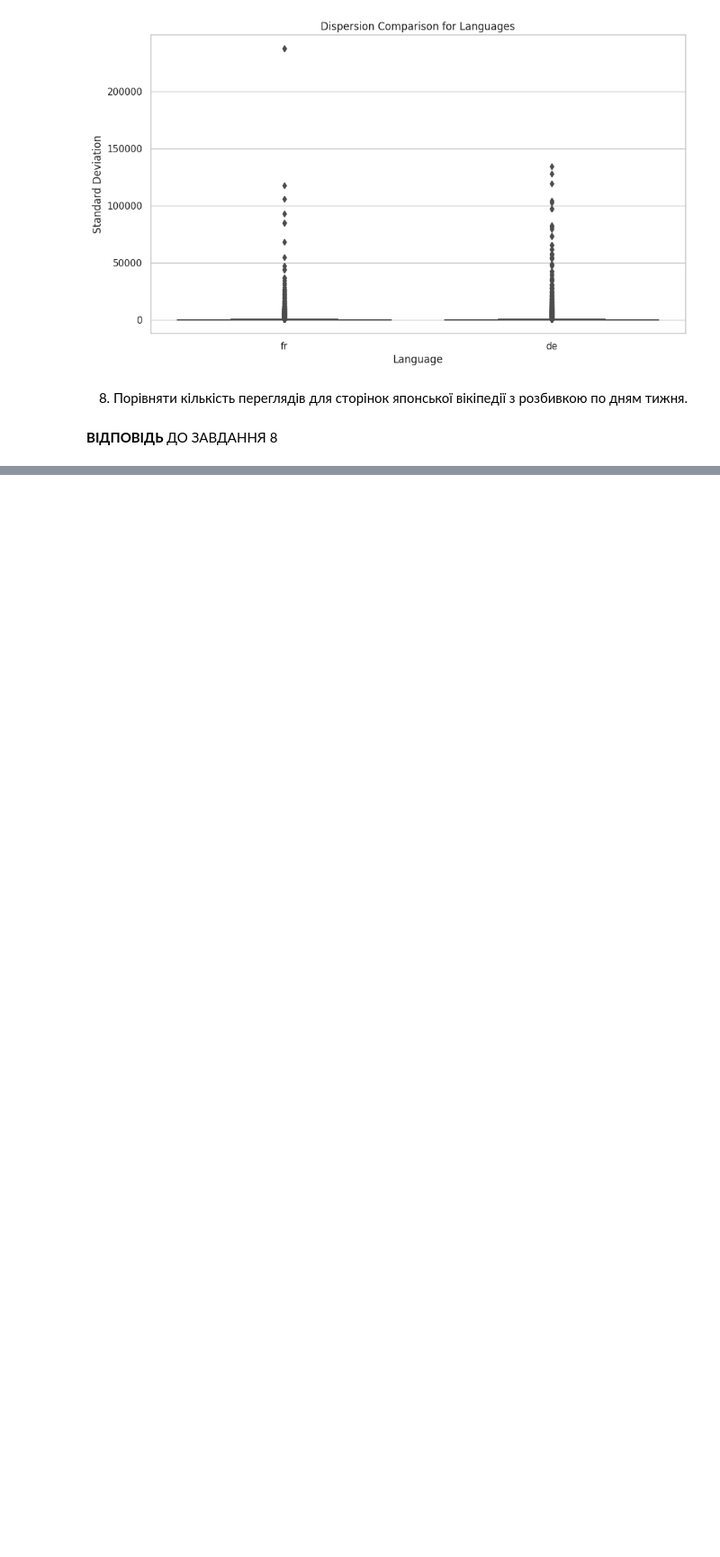
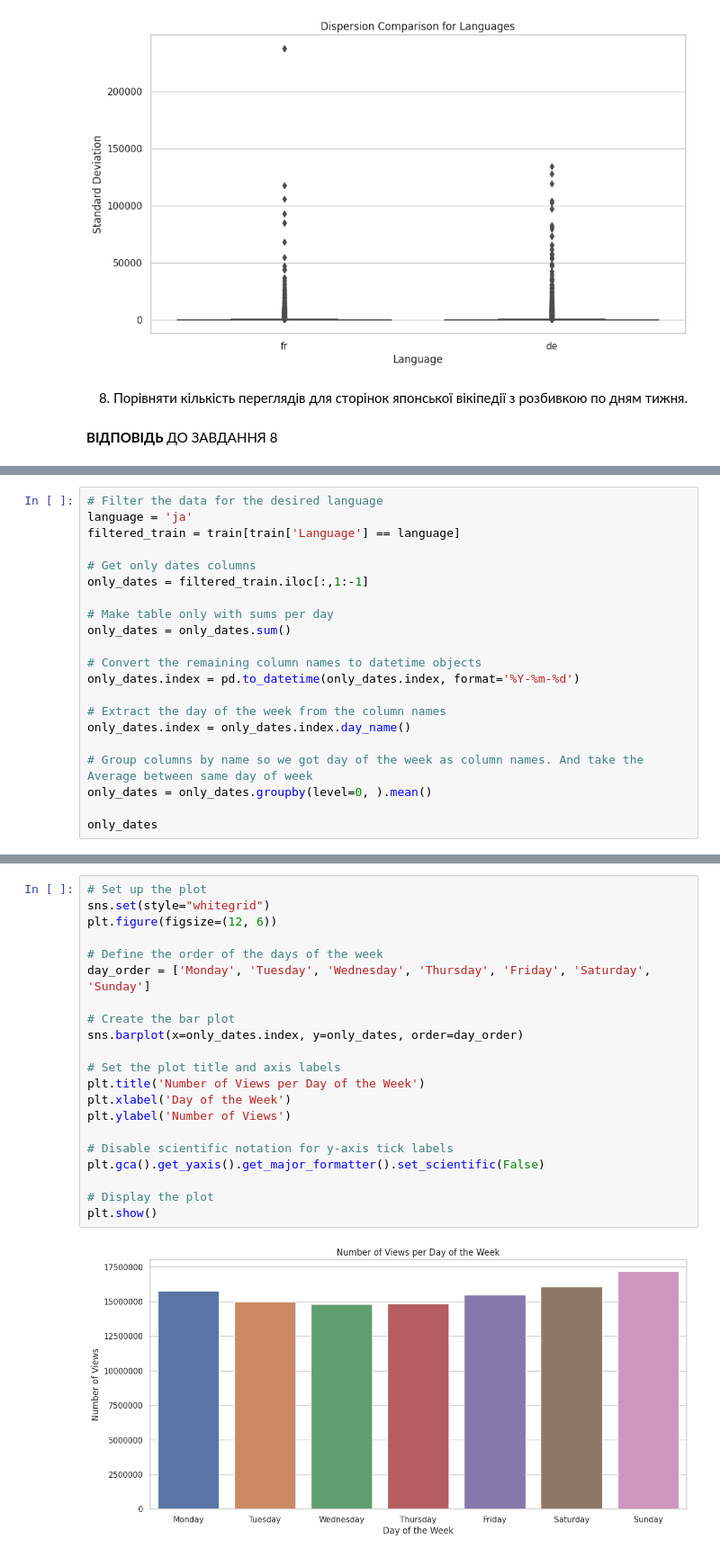
Before and after one commit to reesha-rsh/MLb4, a Jupyter notebook: Homework/Homework_2_0_Pandas_Toxic_Comments_EDA.ipynb, the cells around one changed output, grey strips where cells are left out. Shown at 90% size. Drawn from its saved outputs; the diff is of its cells as text; blank space fills up the shorter version.

```diff
--- a/Homework/Homework_2_0_Pandas_Toxic_Comments_EDA.ipynb
+++ b/Homework/Homework_2_0_Pandas_Toxic_Comments_EDA.ipynb
@@ -580,0 +571,21 @@ plt.show()
+# %%
+# Filter the data for the desired language
+language = 'ja'
+filtered_train = train[train['Language'] == language]
+
+# Get only dates columns
+only_dates = filtered_train.iloc[:,1:-1]
+
+# Make table only with sums per day
+only_dates = only_dates.sum()
+
+# Convert the remaining column names to datetime objects
+only_dates.index = pd.to_datetime(only_dates.index, format='%Y-%m-%d')
+
+# Extract the day of the week from the column names
+only_dates.index = only_dates.index.day_name()
+
+# Group columns by name so we got day of the week as column names. And take the Average between same day of week
+only_dates = only_dates.groupby(level=0, ).mean()
+
+only_dates
@@ -580,0 +601,23 @@ plt.show()
+# %%
+# Set up the plot
+sns.set(style="whitegrid")
+plt.figure(figsize=(12, 6))
+
+# Define the order of the days of the week
+day_order = ['Monday', 'Tuesday', 'Wednesday', 'Thursday', 'Friday', 'Saturday', 'Sunday']
+
+# Create the bar plot
+sns.barplot(x=only_dates.index, y=only_dates, order=day_order)
+
+# Set the plot title and axis labels
+plt.title('Number of Views per Day of the Week')
+plt.xlabel('Day of the Week')
+plt.ylabel('Number of Views')
+
+# Disable scientific notation for y-axis tick labels
+plt.gca().get_yaxis().get_major_formatter().set_scientific(False)
+
+# Display the plot
+plt.show()
+# %% [output]
+[figure, added]
```
Also changed, not shown: parts of 9 cells of this notebook.
